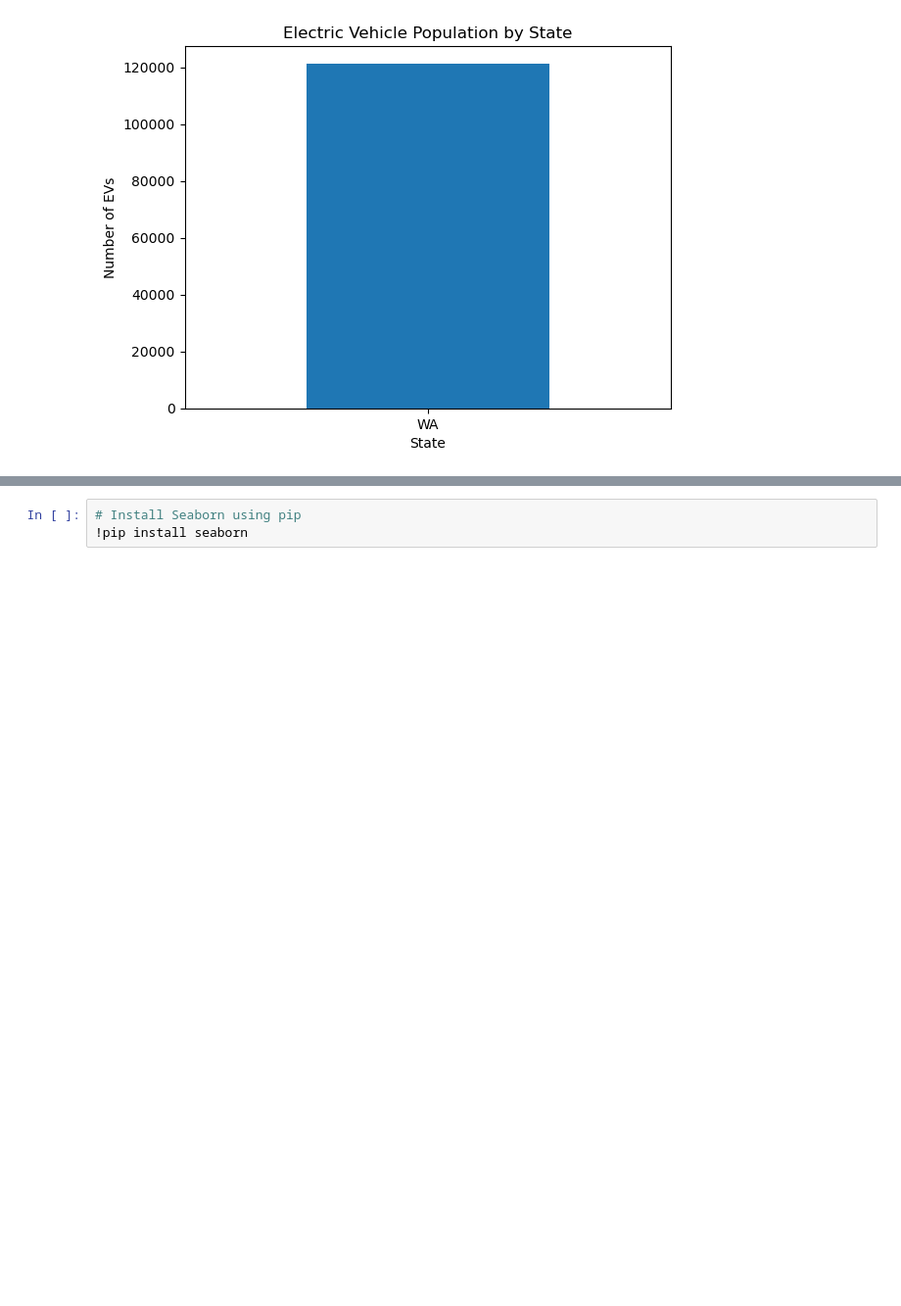
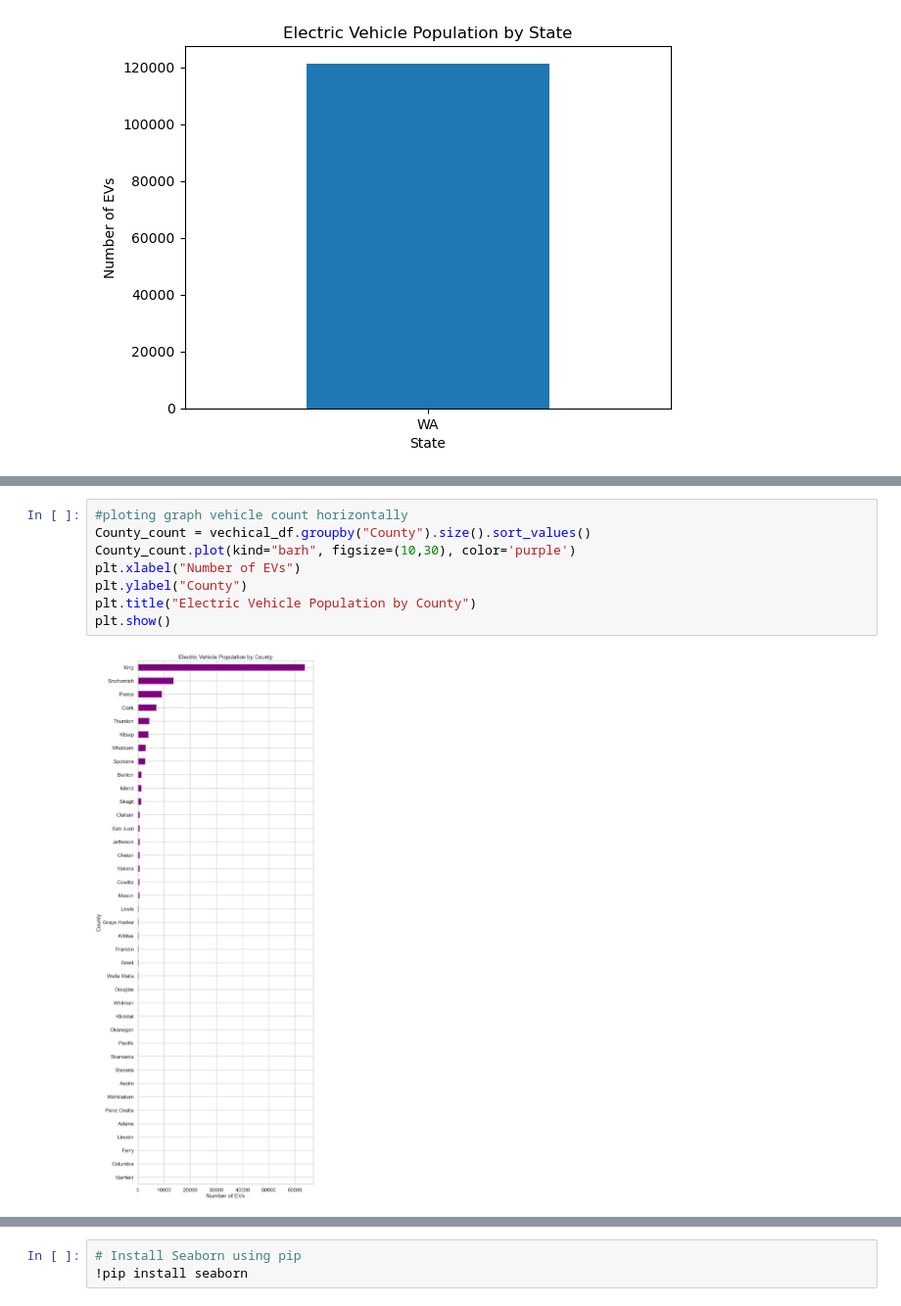
Before and after one commit to Aravind9995/dap_project, a Jupyter notebook: Electric_Vehicle_Data.ipynb, the cells around one changed output, grey strips where cells are left out. Shown at 98% size. Drawn from its saved outputs; the diff is of its cells as text; blank space fills up the shorter version.

```diff
--- a/Electric_Vehicle_Data.ipynb
+++ b/Electric_Vehicle_Data.ipynb
@@ -124,3 +122,13 @@ plt.show()
+# %%
+#ploting graph vehicle count horizontally
+County_count = vechical_df.groupby("County").size().sort_values()
+County_count.plot(kind="barh", figsize=(10,30), color='purple')
+plt.xlabel("Number of EVs")
+plt.ylabel("County")
+plt.title("Electric Vehicle Population by County")
+plt.show()
+# %% [output]
+[figure, added]
 # %%
 make_model_counts = vechical_df.groupby(["Make", "Model"]).size()
 make_model_counts.plot(kind="bar", figsize=(30,6), rot=90)
```
Also changed, not shown: parts of 9 cells of this notebook.
